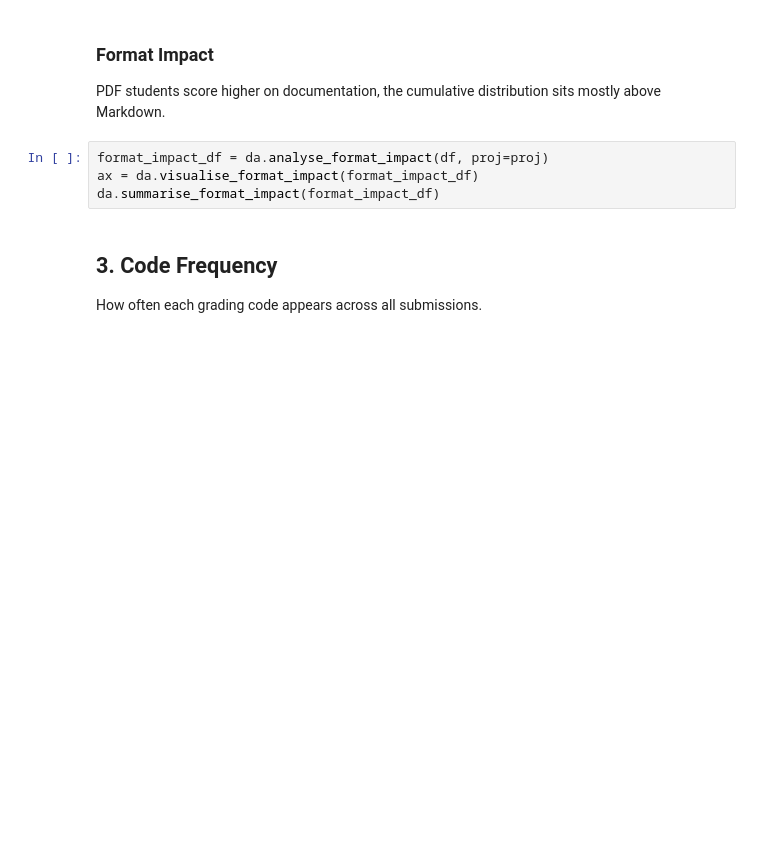
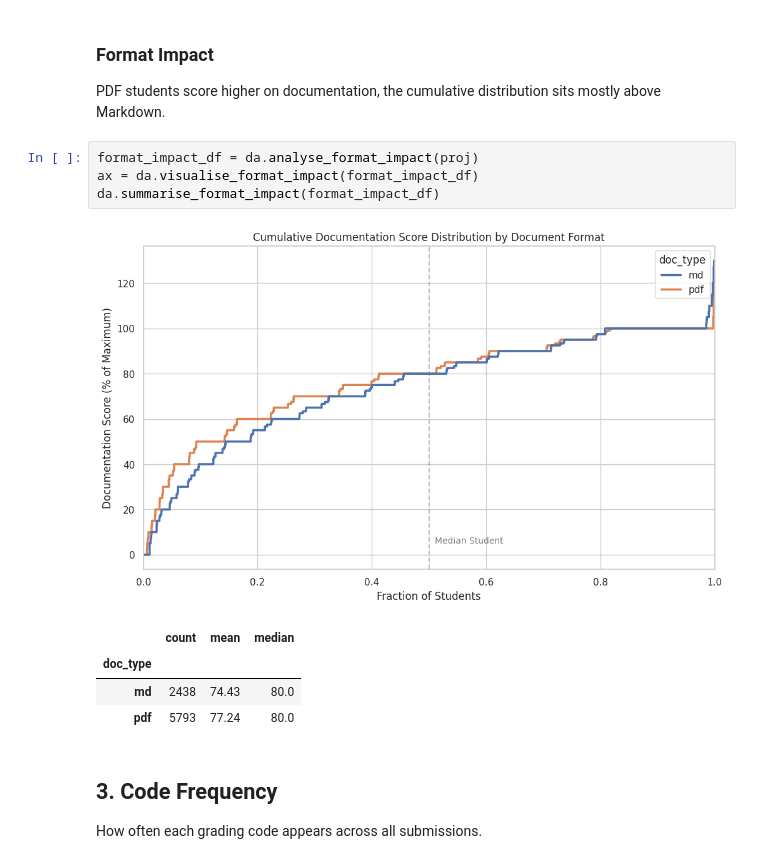
Before and after one commit to csirikk/doc-grader, a Jupyter notebook: notebooks/ipp_doc_data_analysis.ipynb, the cells around one changed output. Saved outputs shown, nothing was run; the diff lists cells and outputs as text; blank space fills up the shorter version.

```diff
--- a/notebooks/ipp_doc_data_analysis.ipynb
+++ b/notebooks/ipp_doc_data_analysis.ipynb
@@ -100,9 +129,15 @@ Bonuses can bring documentation score over 100%
 
 PDF students score higher on documentation, the cumulative distribution sits mostly above Markdown.
 # %%
-format_impact_df = da.analyse_format_impact(df, proj=proj)
+format_impact_df = da.analyse_format_impact(proj)
 ax = da.visualise_format_impact(format_impact_df)
 da.summarise_format_impact(format_impact_df)
+# %% [output]
+[figure, added]
+|  | count | mean | median |
+| doc_type |  |  |  |
+| md | 2438 | 74.43 | 80.0 |
+| pdf | 5793 | 77.24 | 80.0 |
 # %% [markdown]
 ## 3. Code Frequency
 
```
Also changed, not shown: parts of 26 cells of this notebook, 2 other files.
